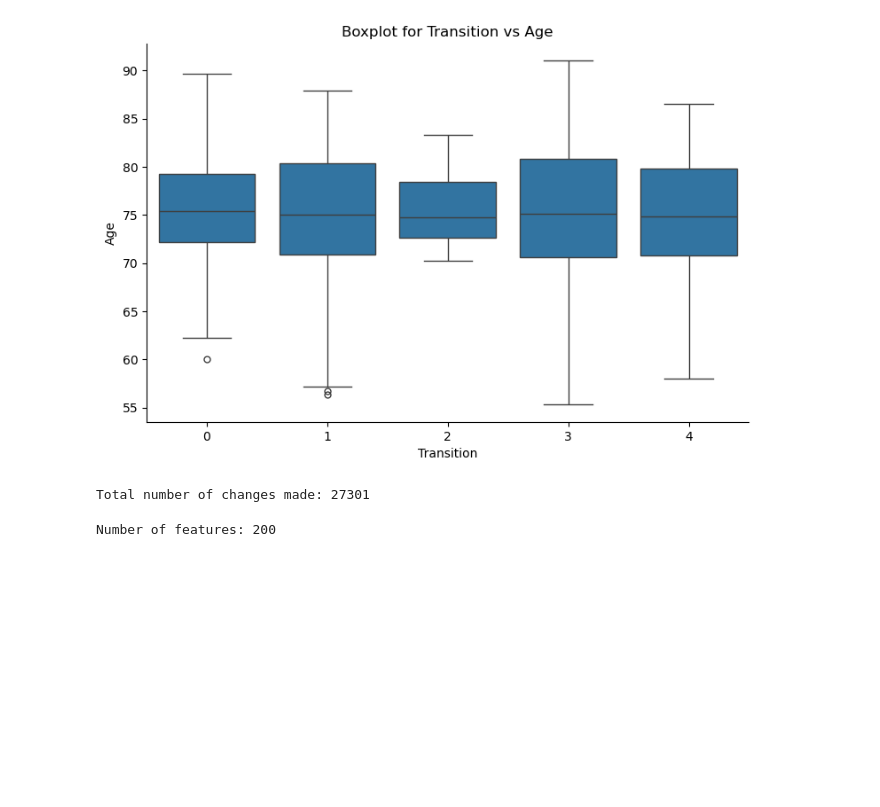
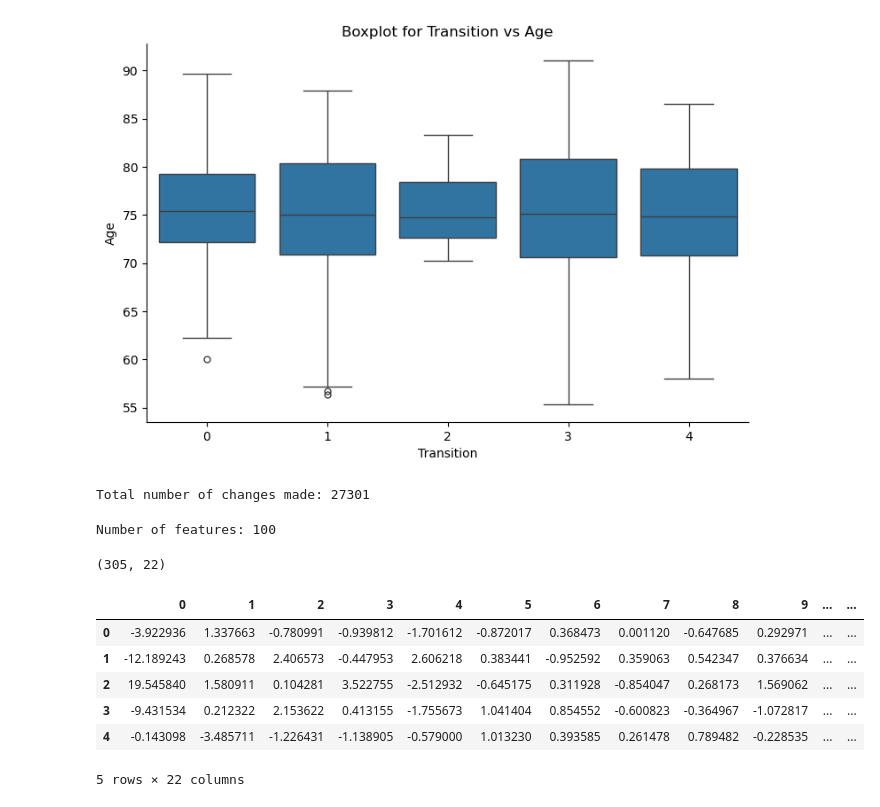
Before and after one commit to bohrges/DAA, a Jupyter notebook: project.ipynb, the cells around one changed output. Cells and saved outputs as stored; diff of their text form; code cells hidden in the pictures; blank space fills up the shorter version.

Commit message:
testing values for dim ref and feat sel + more results

```diff
--- a/project.ipynb
+++ b/project.ipynb
@@ -62,15 +62,3 @@ for col in obj_col:
 train_dataset.drop(unique_cols, axis=1, inplace=True)
 # Dropping them from the test dataset as well
 test_dataset.drop(unique_cols, axis=1, inplace=True)
-# %%
-# --- Dropping all collumns with only one unique value
-
-only_one_unique_val_col = 0
-for col in train_dataset.columns:
-    if train_dataset[col].nunique() == 1:
-        only_one_unique_val_col += 1
-        train_dataset.drop(col, axis=1, inplace=True)
-        # Dropping them from the test dataset as well
-        test_dataset.drop(col, axis=1, inplace=True)
-
-print("dropped " + str(only_one_unique_val_col) + " columns")
@@ -78,0 +69,5 @@ dropped 159 columns
+# %%
+# Drop constant features
+train_dataset = train_dataset.loc[:, (train_dataset != train_dataset.iloc[0]).any()]
+# Dropping the same columns on the test dataset
+test_dataset = test_dataset[train_dataset.drop(columns='Transition').columns]
@@ -287,22 +287,18 @@ train_dataset['oversampled'] = 'NO'
 
 f, p = f_classif(X, y)
 f_classif_importances = f
-features_to_keep = X.columns[f_classif_importances.argsort()[-200:]]
-
+features_to_keep = X.columns[f_classif_importances.argsort()[-100:]]
 ## Keeping only the selected features
 X = X[list(features_to_keep)]
-
 # Dropping the non-selected columns from the test dataset as well
 test_dataset = test_dataset[features_to_keep]
-
 print('Number of features:', len(features_to_keep))
 # %% [output]
-Number of features: 200
+Number of features: 100
 # %%
-# --- Dimensionality reduction
+# --- Dimensionality reduction with PCA
 
-# Dimensionality reduction with PCA
-pca = PCA(n_components=100)
+pca = PCA(n_components=20)
 pca.fit(X)
 data = pca.transform(X)
 train_dataset_no_target = pd.DataFrame(data)
@@ -310,6 +306,20 @@ train_dataset = pd.concat([train_dataset_no_target, train_dataset['Transition'],
 
 data_test = pca.transform(test_dataset)
 test_dataset = pd.DataFrame(data_test)
+# %%
+train_dataset.shape
+# %% [output]
+(305, 22)
+# %%
+train_dataset.head()
+# %% [output]
+|  | 0 | 1 | 2 | 3 | 4 | 5 | 6 | 7 | 8 | 9 | ... | ... |
+| 0 | -3.922936 | 1.337663 | -0.780991 | -0.939812 | -1.701612 | -0.872017 | 0.368473 | 0.001120 | -0.647685 | 0.292971 | ... | ... |
+| 1 | -12.189243 | 0.268578 | 2.406573 | -0.447953 | 2.606218 | 0.383441 | -0.952592 | 0.359063 | 0.542347 | 0.376634 | ... | ... |
+| 2 | 19.545840 | 1.580911 | 0.104281 | 3.522755 | -2.512932 | -0.645175 | 0.311928 | -0.854047 | 0.268173 | 1.569062 | ... | ... |
+| 3 | -9.431534 | 0.212322 | 2.153622 | 0.413155 | -1.755673 | 1.041404 | 0.854552 | -0.600823 | -0.364967 | -1.072817 | ... | ... |
+| 4 | -0.143098 | -3.485711 | -1.226431 | -1.138905 | -0.579000 | 1.013230 | 0.393585 | 0.261478 | 0.789482 | -0.228535 | ... | ... |
+5 rows × 22 columns
 # %%
 # --- Saving the treated datasets
 train_dataset.to_csv('data/train_dataset.csv', index=False)
```
Also changed, not shown: parts of 3 cells of this notebook, 10 other files.
